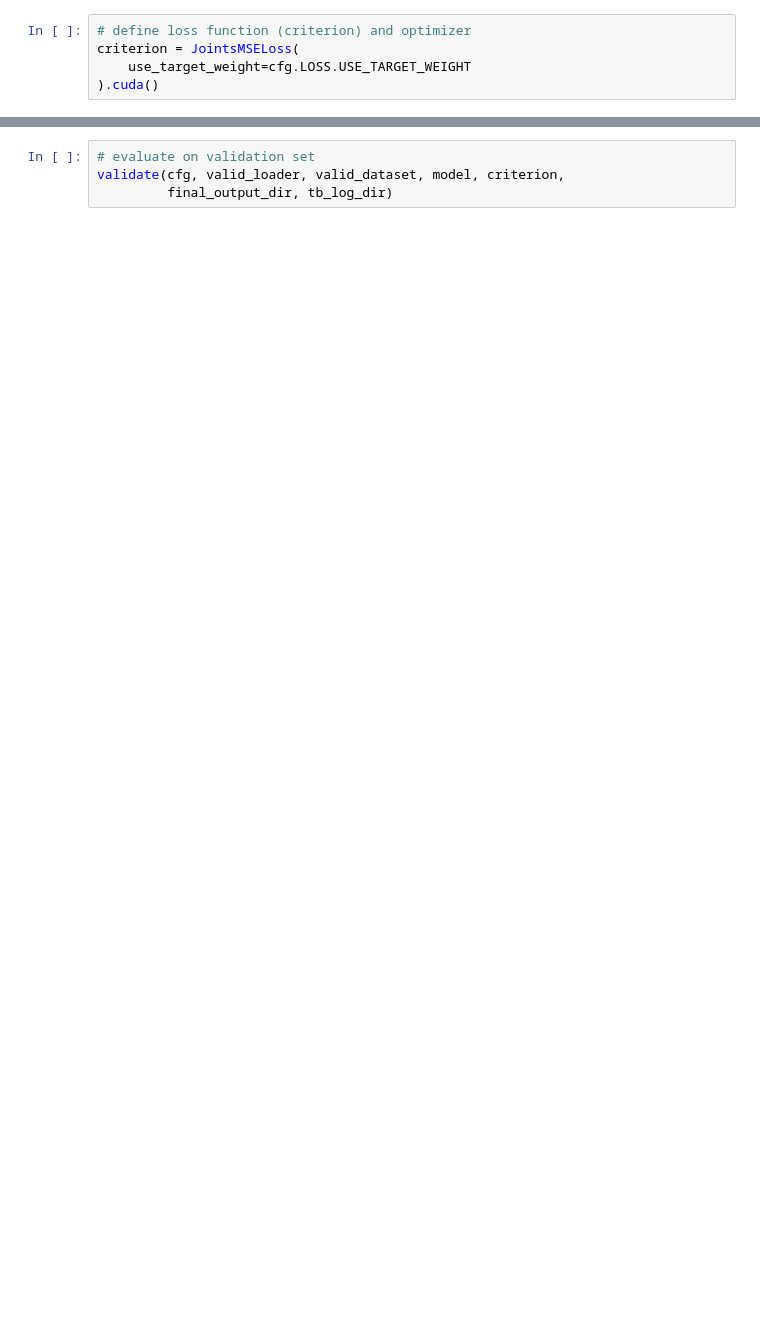
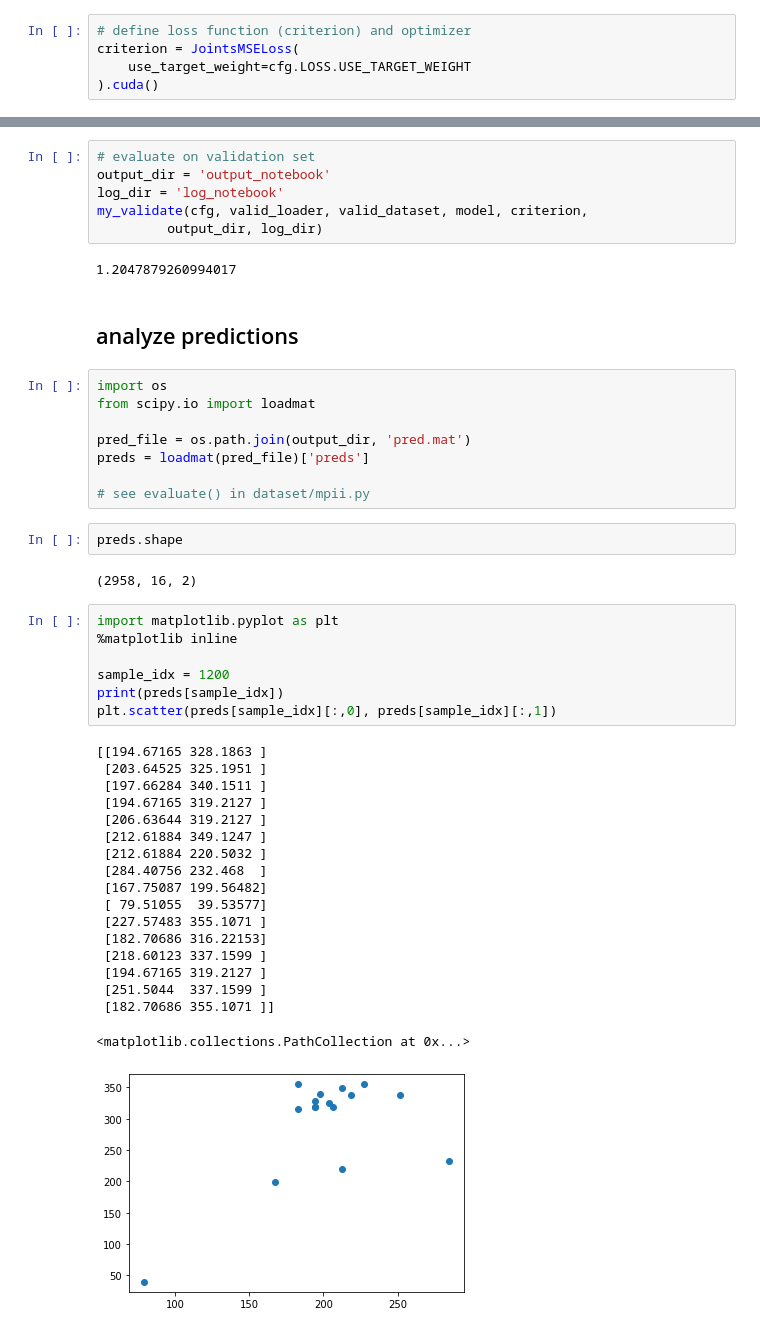
Before and after one commit to ys7yoo/HRNet, a Jupyter notebook: test.ipynb, the cells around one changed output, grey strips where cells are left out. Drawn from its saved outputs; the diff is of its cells as text; blank space fills up the shorter version.

Commit message:
working on mpii test

```diff
--- a/test.ipynb
+++ b/test.ipynb
@@ -106,4 +283,48 @@ FileNotFoundError: [Errno 2] No such file or directory: 'data/mpii/annot/valid.j
 # %%
 # evaluate on validation set
-validate(cfg, valid_loader, valid_dataset, model, criterion,
-         final_output_dir, tb_log_dir)
+output_dir = 'output_notebook'
+log_dir = 'log_notebook'
+my_validate(cfg, valid_loader, valid_dataset, model, criterion,
+         output_dir, log_dir)
+# %% [output]
+1.2047879260994017
+# %% [markdown]
+## analyze predictions
+# %%
+import os
+from scipy.io import loadmat
+
+pred_file = os.path.join(output_dir, 'pred.mat')
+preds = loadmat(pred_file)['preds']
+
+# see evaluate() in dataset/mpii.py
+# %%
+preds.shape
+# %% [output]
+(2958, 16, 2)
+# %%
+import matplotlib.pyplot as plt
+%matplotlib inline
+
+sample_idx = 1200
+print(preds[sample_idx])
+plt.scatter(preds[sample_idx][:,0], preds[sample_idx][:,1])
+# %% [output]
+[[194.67165 328.1863 ]
+ [203.64525 325.1951 ]
+ [197.66284 340.1511 ]
+ [194.67165 319.2127 ]
+ [206.63644 319.2127 ]
+ [212.61884 349.1247 ]
+ [212.61884 220.5032 ]
+ [284.40756 232.468  ]
+ [167.75087 199.56482]
+ [ 79.51055  39.53577]
+ [227.57483 355.1071 ]
+ [182.70686 316.22153]
+ [218.60123 337.1599 ]
+ [194.67165 319.2127 ]
+ [251.5044  337.1599 ]
+ [182.70686 355.1071 ]]
+<matplotlib.collections.PathCollection at 0x...>
+[figure, added]
```
Also changed, not shown: parts of 16 cells of this notebook.
